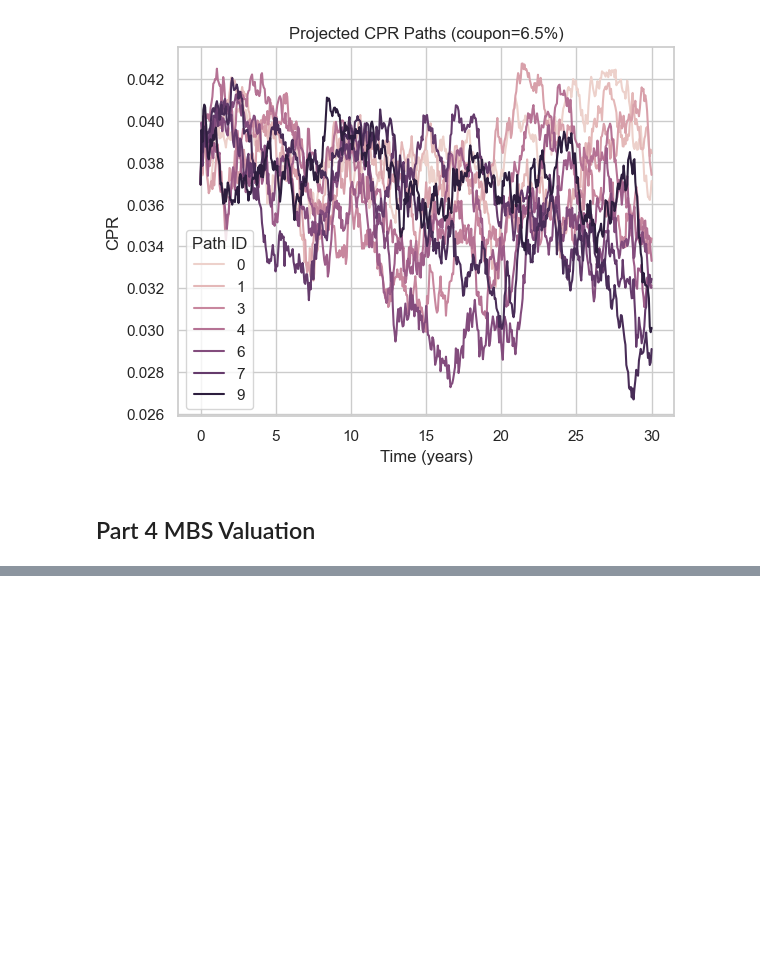
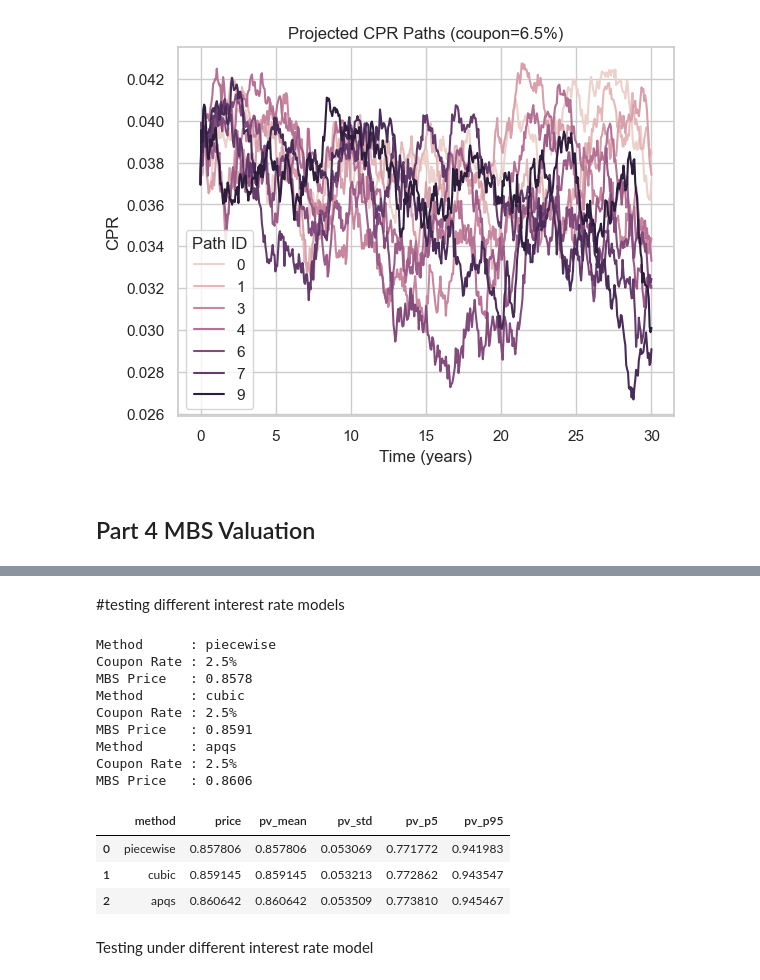
Before and after one commit to chloelinrq/STAT5030_Numerical_Methods_Group_Project, a Jupyter notebook: main.ipynb, the cells around one changed output, grey strips where cells are left out. Drawn from its saved outputs; the diff is of its cells as text; code cells hidden in the pictures; blank space fills up the shorter version.

```diff
--- a/main.ipynb
+++ b/main.ipynb
@@ -1259 +823,48 @@ MBS Price   : 1.2176
 [figure]
+# %% [markdown]
+#testing different interest rate models
+# %%
+#Testing different interest rate models.
+methods = ['piecewise', 'cubic', 'apqs']
+results = []
+pv_dict = {}
+
+for method in methods:
+    price, pvs = run_mbs_valuation(
+        method=method,
+        B0=1.0,
+        coupon_rate=0.025,
+        N=360,
+        seed=42,
+        n_paths=50   # reduce trials here
+    )
+
+    pv_dict[method] = pvs
+
+    results.append({
+        'method': method,
+        'price': price,
+        'pv_mean': np.mean(pvs),
+        'pv_std': np.std(pvs),
+        'pv_p5': np.percentile(pvs, 5),
+        'pv_p95': np.percentile(pvs, 95)
+    })
+
+results_df = pd.DataFrame(results)
+results_df
+# %% [output]
+Method      : piecewise
+Coupon Rate : 2.5%
+MBS Price   : 0.8578
+Method      : cubic
+Coupon Rate : 2.5%
+MBS Price   : 0.8591
+Method      : apqs
+Coupon Rate : 2.5%
+MBS Price   : 0.8606
+|  | method | price | pv_mean | pv_std | pv_p5 | pv_p95 |
+| 0 | piecewise | 0.857806 | 0.857806 | 0.053069 | 0.771772 | 0.941983 |
+| 1 | cubic | 0.859145 | 0.859145 | 0.053213 | 0.772862 | 0.943547 |
+| 2 | apqs | 0.860642 | 0.860642 | 0.053509 | 0.773810 | 0.945467 |
+# %% [markdown]
+Testing under different interest rate model
```
Also changed, not shown: parts of 42 cells of this notebook.
